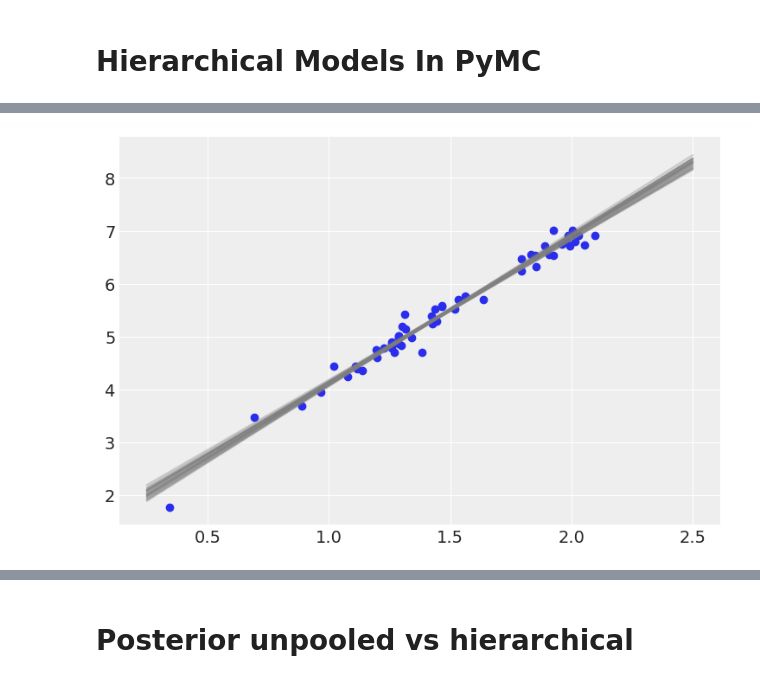
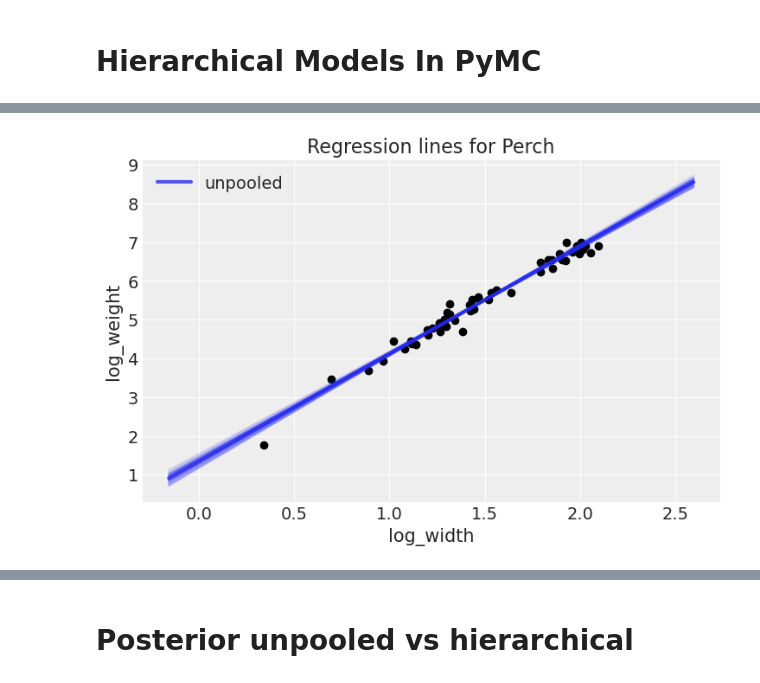
Before and after one commit to AlexAndorra/notebooks-experiments, a Jupyter notebook: Hierarchical_Regression/Hierarchical_Regression.ipynb, the cells around one changed output, grey strips where cells are left out. Cells and saved outputs as stored; diff of their text form; code cells hidden in the pictures.

```diff
--- a/Hierarchical_Regression/Hierarchical_Regression.ipynb
+++ b/Hierarchical_Regression/Hierarchical_Regression.ipynb
@@ -290,14 +330,2 @@ az.plot_trace(idata_hierarchical);
 
 TODO: Make 3 different plots so that Fahdi can tune those in
-# %%
-def plot_pred(idata, species="Whitefish", xlim=(1.0, 2.5), color="0.5"):
-    x = np.linspace(xlim[0], xlim[1], 150)
-    fish_spec = fish_reduced[fish_reduced.Species == species]
-    ys = []
-    for i in range(100, 150):
-        y = idata.posterior["intercept"].sel(species=species, chain=0, draw=i).data + (x * idata.posterior["β"].sel(species=species, chain=0, draw=i).data) # + (x * idata_unpooled_oos.posterior["β"].sel(species=spec, slopes="height_effect", chain=0, draw=i).data) + (x * idata_unpooled_oos.posterior["β"].sel(species=spec, slopes="length_effect", chain=0, draw=i).data)# (x[:, np.newaxis] * idata_unpooled_oos.posterior["β"].sel(species=spec, chain=0, draw=i).data).sum(1)
-        #y = idata_unpooled_oos.posterior["interce'pt"].sel(species=spec, chain=0, draw=i).data + (x[:, np.newaxis] * idata_unpooled_oos.posterior["β"].sel(species=spec, chain=0, draw=i).data).sum(1)
-        ys.append(y)
-        plt.plot(x, y, color=color, alpha=.2)
-
-    plt.scatter(fish_spec["log_width"], fish_spec["log_weight"])
@@ -303,0 +336,27 @@ def plot_pred(idata, species="Whitefish", xlim=(1.0, 2.5), color="0.5"):
+# %%
+def plot_pred(idata, species="Whitefish", color="0.5", label="", ax=None):
+    fish_spec = fish_reduced[fish_reduced.Species == species]
+    x_lower = fish_spec["log_width"].min() - .5
+    x_upper = fish_spec["log_width"].max() + .5
+    x = np.linspace(x_lower, x_upper, 150)
+
+    ys = []
+    if ax is None:
+        fig, ax = plt.subplots()
+        ax.scatter(fish_spec["log_width"], fish_spec["log_weight"], color="k")
+
+    y = idata.posterior["intercept"].sel(species=species).mean(("chain", "draw")).data + (x * idata.posterior["β"].sel(species=species).mean(("chain", "draw")).data)
+    ax.plot(x, y, color=color, alpha=.8, lw=3, label=label)
+
+    for count, i in enumerate(range(100, 150)):
+        y = idata.posterior["intercept"].sel(species=species, chain=0, draw=i).data + (x * idata.posterior["β"].sel(species=species, chain=0, draw=i).data)
+        ys.append(y)
+        ax.plot(x, y, color=color, alpha=.1)
+
+    ax.set(xlabel="log_width", ylabel="log_weight",
+           title=f"Regression lines for {species}")
+
+    if label != "":
+        ax.legend()
+
+    return ax
@@ -340,4 +390,4 @@ plot_pred(idata_unpooled_oos)
 # %%
-plot_pred(idata_unpooled_oos, species="Perch", xlim=(0.25, 2.5))
+plot_pred(idata_unpooled_oos, species="Perch", color=sns.color_palette()[0], label="unpooled");
 # %% [output]
-[figure, old version]
+[figure, new version]
```
Also changed, not shown: parts of 29 cells of this notebook.
